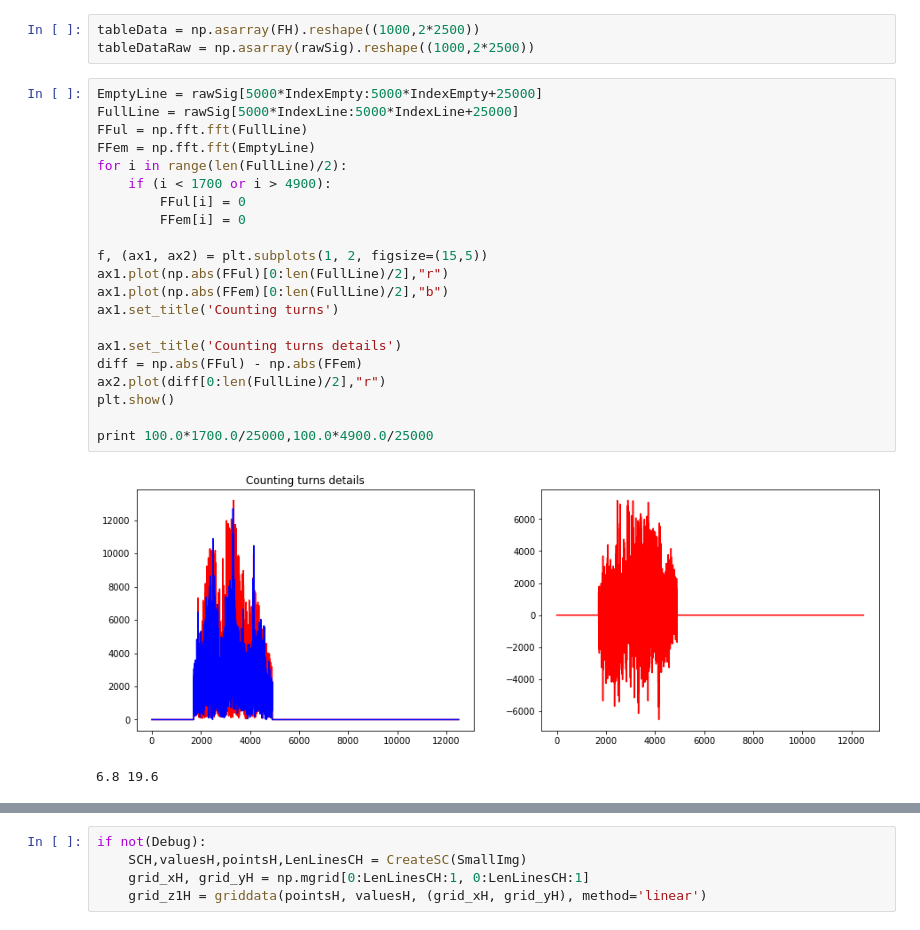
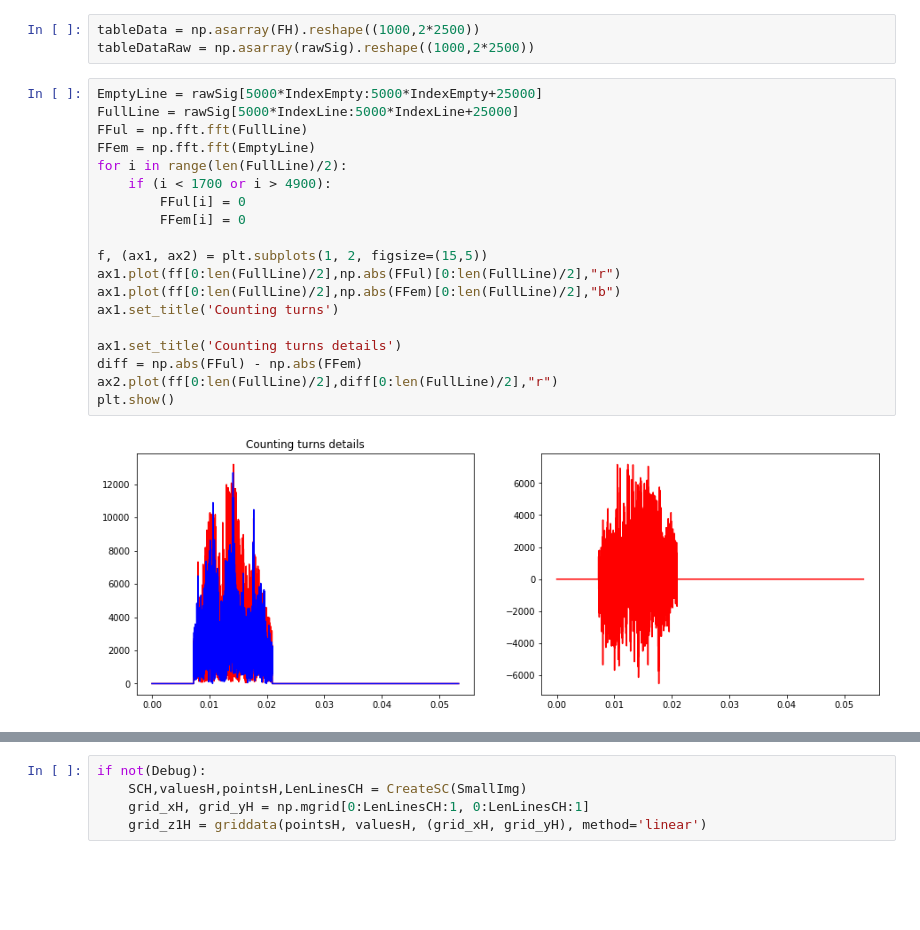
Before and after one commit to kelu124/echomods, a Jupyter notebook: elmo/data/20170715-ProbeTest.ipynb, the cells around one changed output, grey strips where cells are left out. Drawn from its saved outputs; the diff is of its cells as text; blank space fills up the shorter version.

```diff
--- a/elmo/data/20170715-ProbeTest.ipynb
+++ b/elmo/data/20170715-ProbeTest.ipynb
@@ -140,27 +140,24 @@ tableDataRaw = np.asarray(rawSig).reshape((1000,2*2500))
 # %%
 EmptyLine = rawSig[5000*IndexEmpty:5000*IndexEmpty+25000]
 FullLine = rawSig[5000*IndexLine:5000*IndexLine+25000]
 FFul = np.fft.fft(FullLine)
 FFem = np.fft.fft(EmptyLine)
 for i in range(len(FullLine)/2):
     if (i < 1700 or i > 4900):
         FFul[i] = 0
         FFem[i] = 0
 
 f, (ax1, ax2) = plt.subplots(1, 2, figsize=(15,5))
-ax1.plot(np.abs(FFul)[0:len(FullLine)/2],"r")
-ax1.plot(np.abs(FFem)[0:len(FullLine)/2],"b")
+ax1.plot(ff[0:len(FullLine)/2],np.abs(FFul)[0:len(FullLine)/2],"r")
+ax1.plot(ff[0:len(FullLine)/2],np.abs(FFem)[0:len(FullLine)/2],"b")
 ax1.set_title('Counting turns')
 
 ax1.set_title('Counting turns details')
 diff = np.abs(FFul) - np.abs(FFem)
-ax2.plot(diff[0:len(FullLine)/2],"r")
+ax2.plot(ff[0:len(FullLine)/2],diff[0:len(FullLine)/2],"r")
 plt.show()
-
-print 100.0*1700.0/25000,100.0*4900.0/25000
 # %% [output]
-[figure, old version]
+[figure, new version]
-6.8 19.6
 # %%
 ExLine = tableData[IndexLine]
 ExLineRaw = tableData[IndexLine]
```
Also changed, not shown: parts of 8 cells of this notebook, 6 other files.
